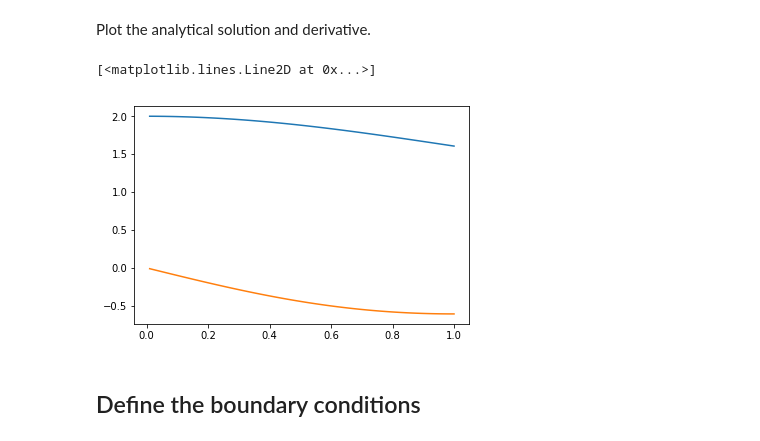
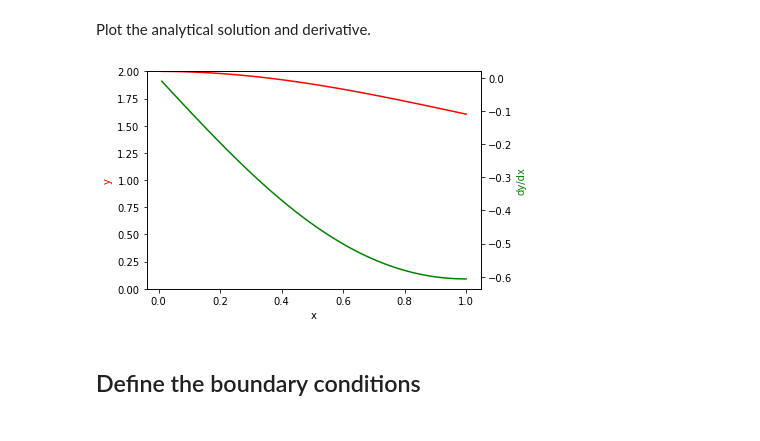
Before and after one commit to elwinter/nnode, a Jupyter notebook: nnode1.ipynb, the cells around one changed output. Drawn from its saved outputs; the diff is of its cells as text; code cells hidden in the pictures.

Commit message:
Added better plots to notebook.

```diff
--- a/nnode1.ipynb
+++ b/nnode1.ipynb
@@ -33,19 +33,24 @@ Plot the analytical solution and derivative.
 # %%
 xamin = 0
 xamax = 1
 nanal = 100
 dxa = (xamax - xamin) / nanal
 xa = np.arange(xamin, xamax, dxa) + dxa
 ya = np.zeros(nanal)
 dya_dx = np.zeros(nanal)
 for i in range(nanal):
     ya[i] = yanal(xa[i])
     dya_dx[i] = F(xa[i], ya[i])
-plt.plot(xa, ya)
-plt.plot(xa, dya_dx)
+(fig, ax1) = plt.subplots()
+ax1.plot(xa, ya, color = 'r')
+ax1.set_xlabel('x')
+ax1.set_ylabel('y', color = 'r')
+plt.ylim((0, 2))
+ax2 = ax1.twinx()
+ax2.plot(xa, dya_dx, color = 'g')
+ax2.set_ylabel('dy/dx', color = 'g');
 # %% [output]
-[<matplotlib.lines.Line2D at 0x...>]
-[figure, old version]
+[figure, new version]
 # %% [markdown]
 ## Define the boundary conditions
 # %%
```
Also changed, not shown: parts of 4 cells of this notebook.
